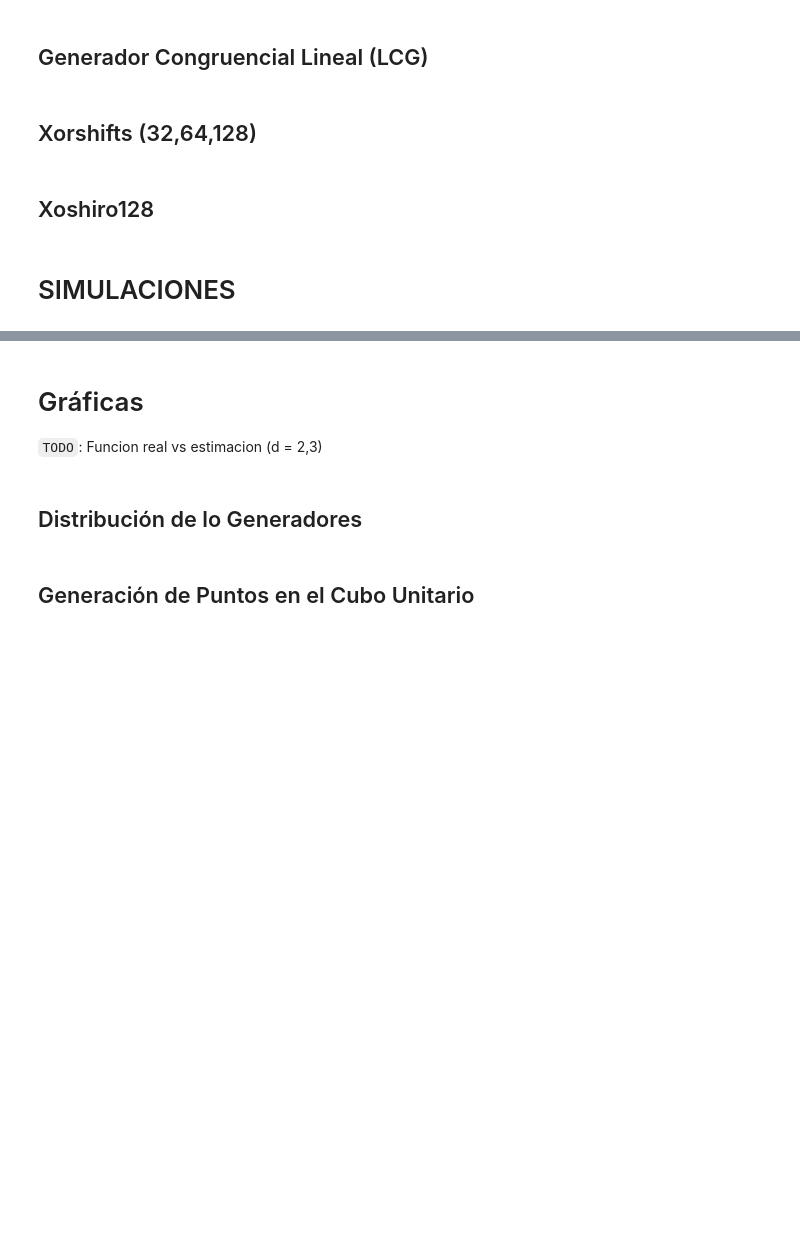
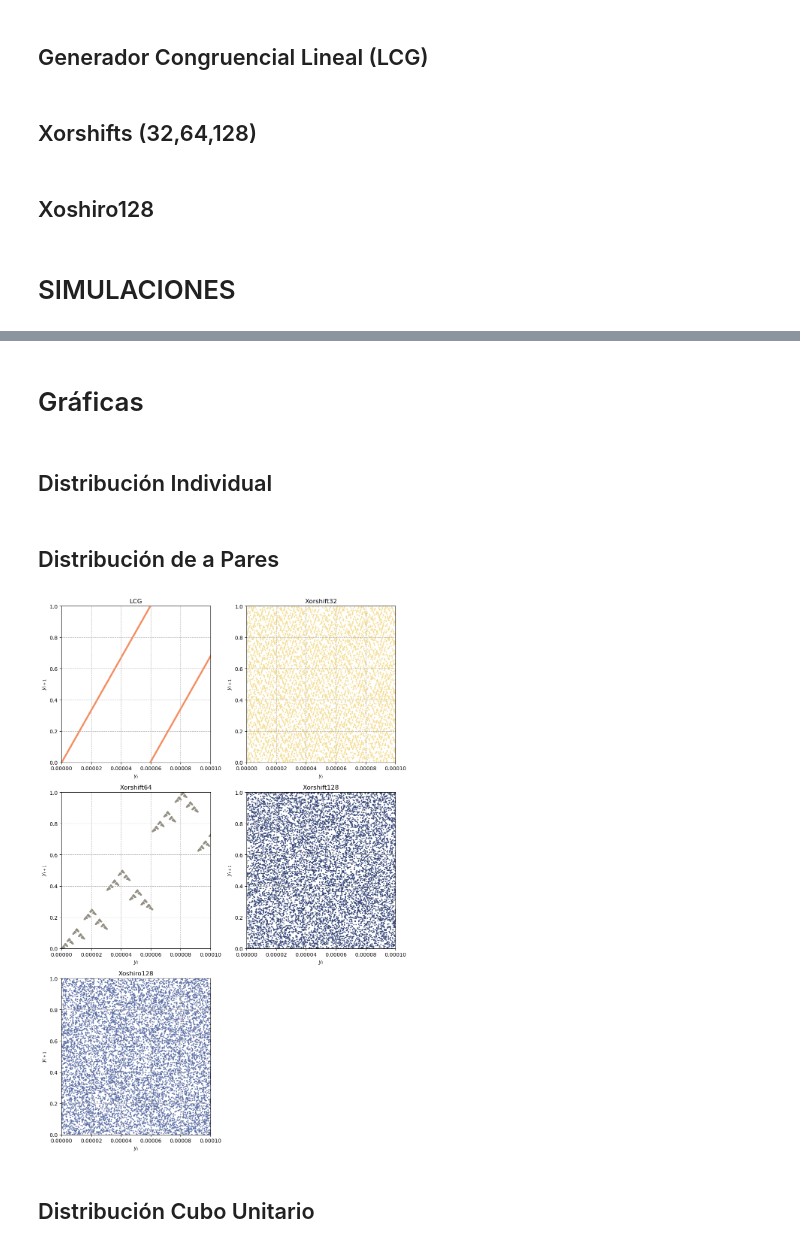
Before and after one commit to Camilo649/TPMyS2025, a Jupyter notebook: simulacion.ipynb, the cells around one changed output, grey strips where cells are left out. Drawn from its saved outputs; the diff is of its cells as text; code cells hidden in the pictures; blank space fills up the shorter version.

```diff
--- a/simulacion.ipynb
+++ b/simulacion.ipynb
@@ -93,26 +93,26 @@ def rotl32(x, k):
 ## Parámetros de los Generadores
 # %%
 # Generador Congruencial Lineal
-CGL_STATE = seed32()
+CGL_STATE = 4155788116
 a = 16807
 M = 2**31 - 1
 
 # Xorshift (32,64,128)
-XOR32_STATE = seed32()
+XOR32_STATE = 3016030231
 a_xorshift32 = 13
 b_xorshift32 = 17
 c_xorshift32 = 15
-XOR64_STATE = seed64()
+XOR64_STATE = 17816317102425885533
 a_xorshift64 = 1
 b_xorshift64 = 13
 c_xorshift64 = 45
-XOR128_STATE = [seed64(), seed64()]
+XOR128_STATE = [8551759191851867145, 9037421324366481566]
 a_xorshift128 = 23
 b_xorshift128 = 18
 c_xorshift128 = 15
 
 # Xoshiro128
-XOSHIRO_STATE = [seed32(), seed32(), seed32(), seed32()]
+XOSHIRO_STATE = [608405726, 470204612, 4172113938, 3888846613]
 a_xoshiro128 = 9
 b_xoshiro128 = 11
 r_xoshiro128 = 17
@@ -304,7 +313,8 @@ def simular(rng, d ,N):
 
     estimacion = np.mean(muestras)
     varianza = np.var(muestras)
-    ecm = np.mean((muestras - valores_reales[d])**2)
+    sesgo = estimacion - valores_reales[d]
+    ecm = varianza / N + sesgo**2
 
     return estimacion, final-inicio, varianza, ecm
 # %%
@@ -330,7 +358,6 @@ for gen in generadores:
 # %% [markdown]
 # Gráficas
-`TODO`: Funcion real vs estimacion (d = 2,3)
 # %% [markdown]
-## Distribución de lo Generadores
+## Distribución Individual
 # %%
 import matplotlib.pyplot as plt
@@ -377,5 +405,36 @@ graficar_histogramas(generadores, N=1_000_000)
+# %% [markdown]
+## Distribución de a Pares
+# %%
+num_gen = len(generadores)
+cols = 2
+rows = (num_gen + 1) // cols
+
+fig, axes = plt.subplots(rows, cols, figsize=(10, 5 * rows))
+axes = axes.flatten()
+
+for i, gen in enumerate(generadores):
+    y = np.array([gen.generar_normalizado() for _ in range(100_000_000 + 1)])
+    x_vals, y_vals = y[:-1], y[1:]
+
+    ax = axes[i]
+    ax.scatter(x_vals, y_vals, s=2.0, color=gen.color, alpha=0.8)
+    ax.set_title(f"{gen.nombre}", fontsize=12)
+    ax.set_xlabel(r"$y_i$")
+    ax.set_ylabel(r"$y_{i+1}$")
+    ax.grid(True, linestyle="--", alpha=1.0)
+    ax.set_xlim(0.0, 0.0001)
+    ax.set_ylim(0.0, 1.0)
+
+ # Si hay subplots vacíos, ocultarlos
+for j in range(i + 1, len(axes)):
+    fig.delaxes(axes[j])
+
+plt.tight_layout()
+plt.show()
+# %% [output]
+[figure, added]
 # %% [markdown]
-## Generación de Puntos en el Cubo Unitario
+## Distribución Cubo Unitario
 # %%
 import ipywidgets as widgets
 from mpl_toolkits.mplot3d import Axes3D  # por compatibilidad
```
Also changed, not shown: parts of 7 cells of this notebook, 13 other files.
